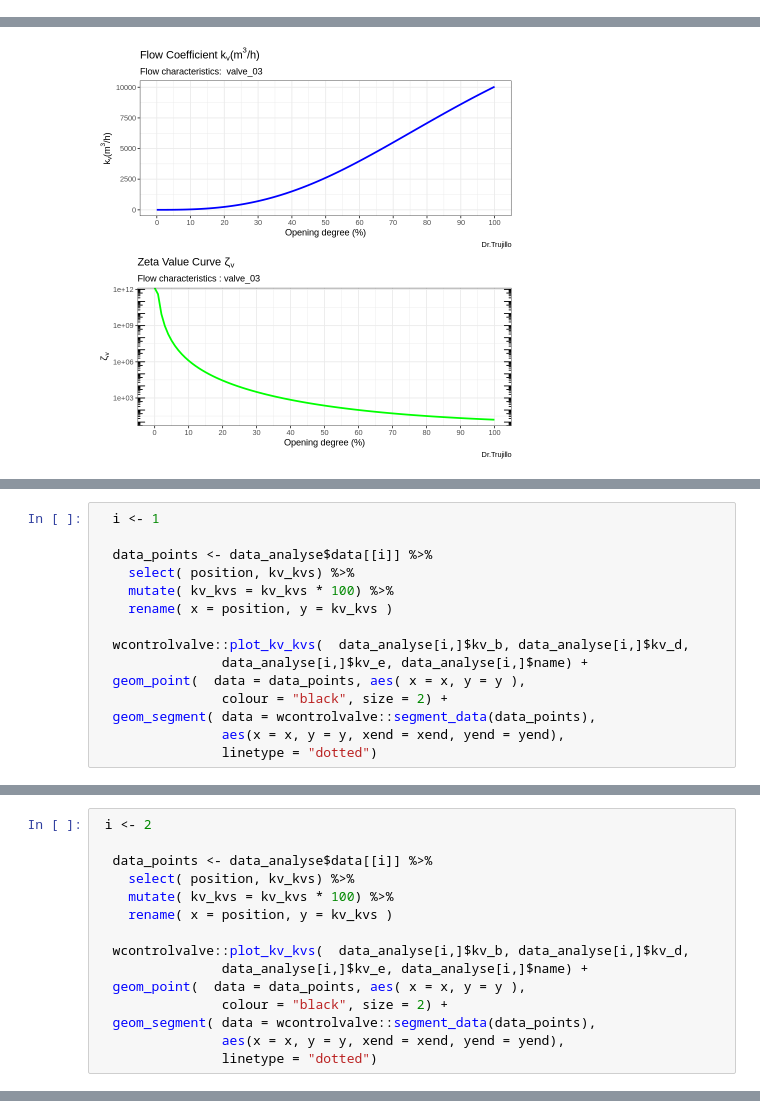
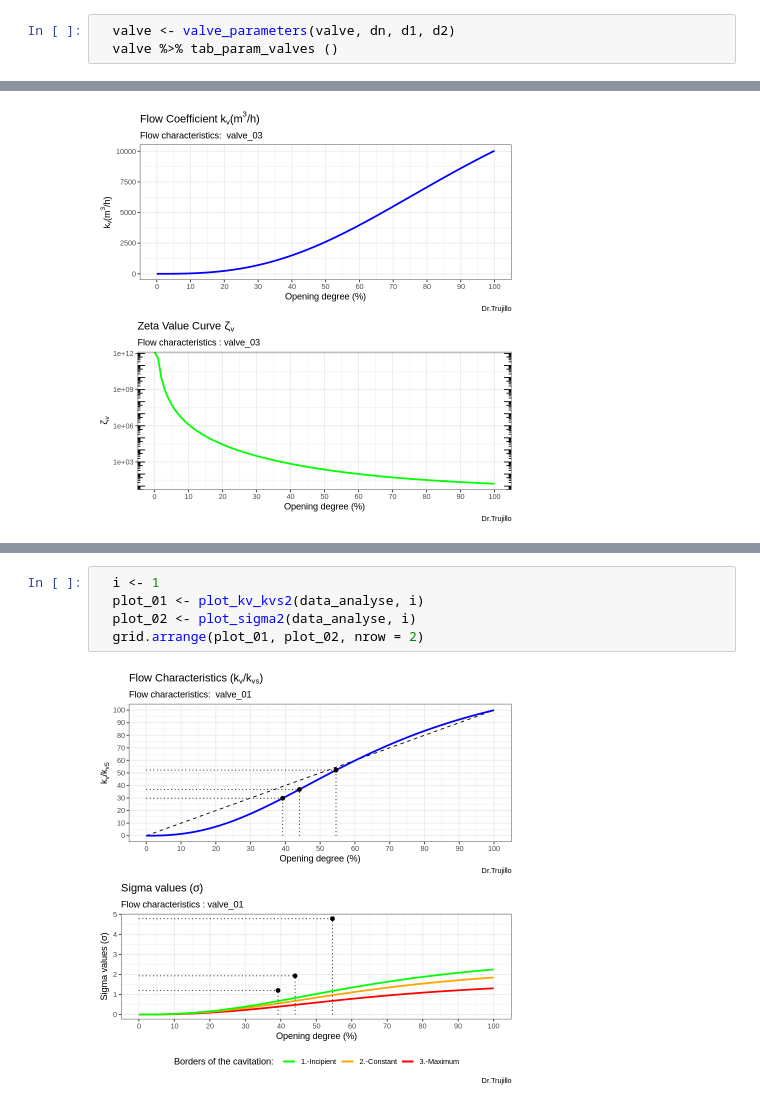
Before and after one commit to ratral/colab_control_valves, a Jupyter notebook: cValvesCurator_01.ipynb, the cells around one changed output, grey strips where cells are left out. Saved outputs shown, nothing was run; the diff lists cells and outputs as text.

```diff
--- a/cValvesCurator_01.ipynb
+++ b/cValvesCurator_01.ipynb
@@ -121,0 +213,3 @@ Parameter of the valves
+# %%
+  valve <- valve_parameters(valve, dn, d1, d2)
+  valve %>% tab_param_valves ()
@@ -299,15 +326,0 @@ Parameter of the valves
-# %%
-  i <- 1
-
-  data_points <- data_analyse$data[[i]] %>%
-    select( position, kv_kvs) %>%
-    mutate( kv_kvs = kv_kvs * 100) %>%
-    rename( x = position, y = kv_kvs )
-
-  wcontrolvalve::plot_kv_kvs(  data_analyse[i,]$kv_b, data_analyse[i,]$kv_d,
-                data_analyse[i,]$kv_e, data_analyse[i,]$name) +
-  geom_point(  data = data_points, aes( x = x, y = y ),
-                colour = "black", size = 2) +
-  geom_segment( data = wcontrolvalve::segment_data(data_points),
-                aes(x = x, y = y, xend = xend, yend = yend),
-                linetype = "dotted")
@@ -316,15 +326,0 @@ Parameter of the valves
-# %%
- i <- 2
-
-  data_points <- data_analyse$data[[i]] %>%
-    select( position, kv_kvs) %>%
-    mutate( kv_kvs = kv_kvs * 100) %>%
-    rename( x = position, y = kv_kvs )
-
-  wcontrolvalve::plot_kv_kvs(  data_analyse[i,]$kv_b, data_analyse[i,]$kv_d,
-                data_analyse[i,]$kv_e, data_analyse[i,]$name) +
-  geom_point(  data = data_points, aes( x = x, y = y ),
-                colour = "black", size = 2) +
-  geom_segment( data = wcontrolvalve::segment_data(data_points),
-                aes(x = x, y = y, xend = xend, yend = yend),
-                linetype = "dotted")
@@ -332,0 +327,7 @@ Parameter of the valves
+# %%
+  i <- 1
+  plot_01 <- plot_kv_kvs2(data_analyse, i)
+  plot_02 <- plot_sigma2(data_analyse, i)
+  grid.arrange(plot_01, plot_02, nrow = 2)
+# %% [output]
+[figure, added]
```
Also changed, not shown: parts of 15 cells of this notebook.
